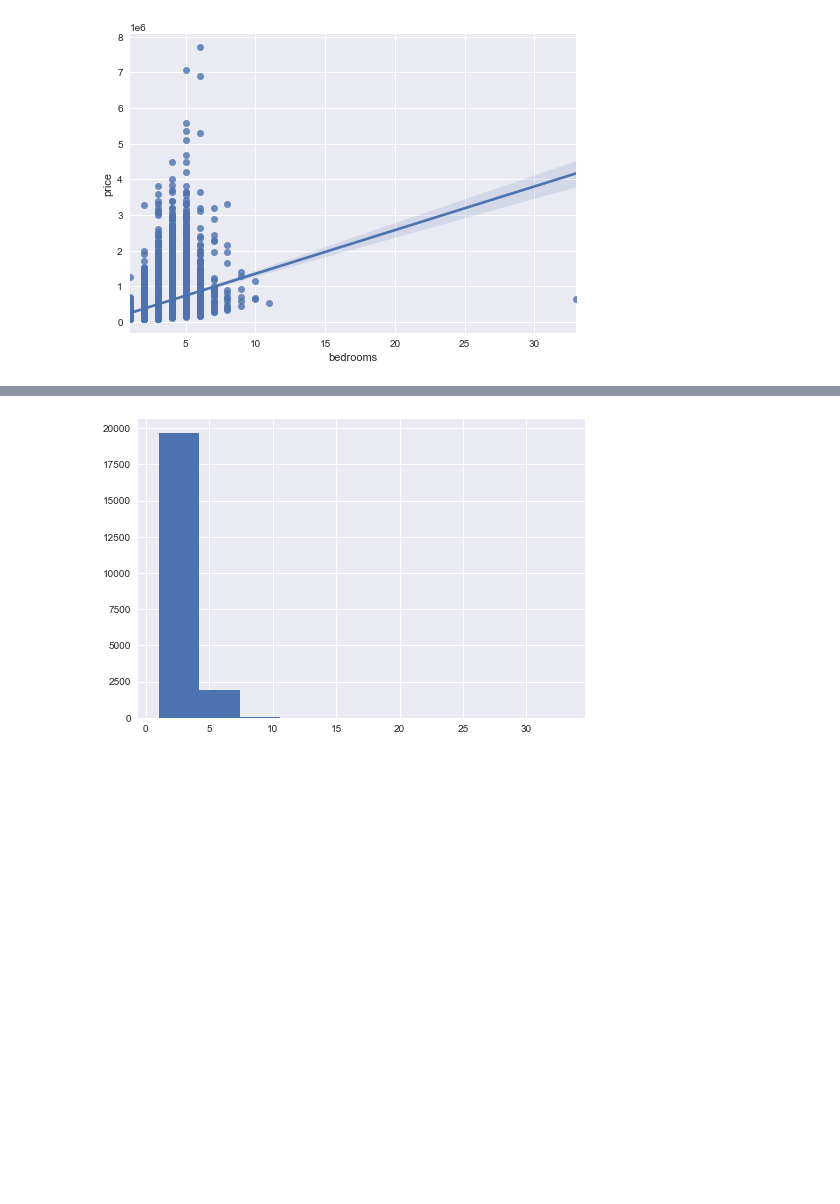
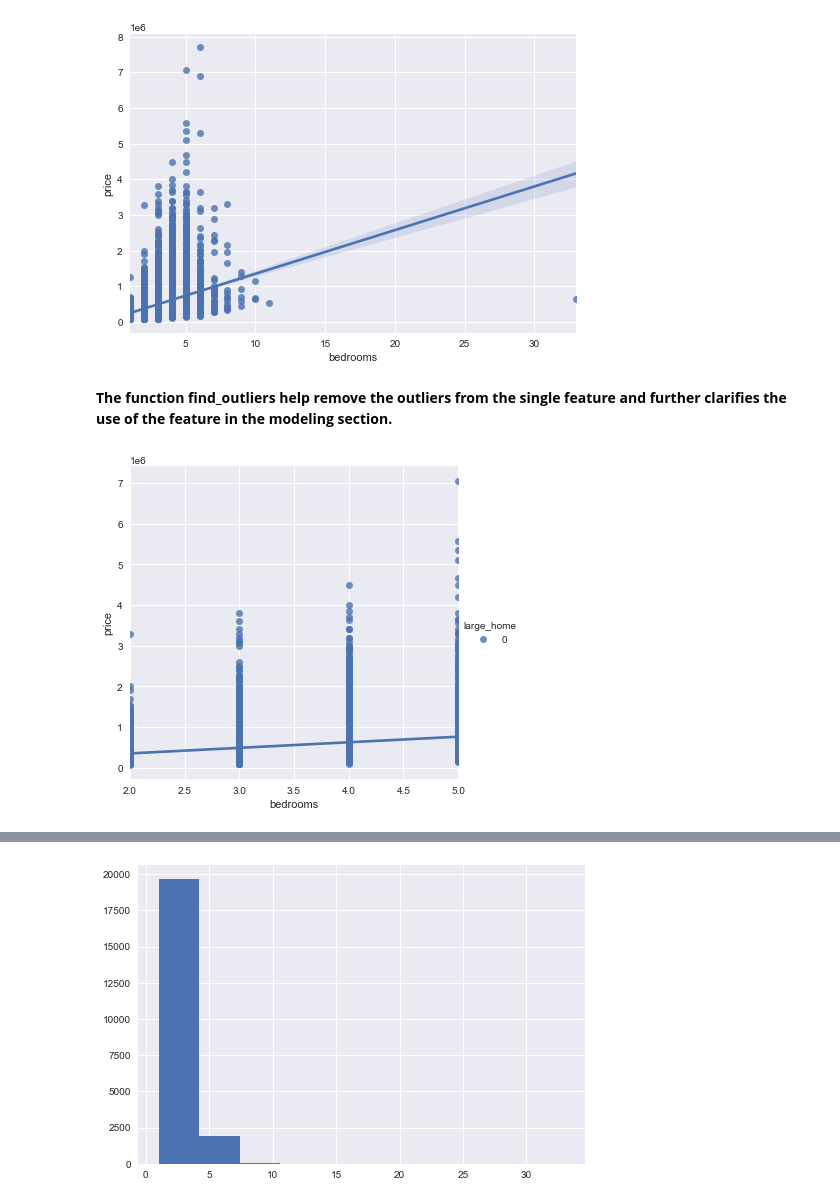
Before and after one commit to vinayakmodgil/dsc-phase-2-project, a Jupyter notebook: student.ipynb, the cells around one changed output, grey strips where cells are left out. Cells and saved outputs as stored; diff of their text form; code cells hidden in the pictures; blank space fills up the shorter version.

```diff
--- a/student.ipynb
+++ b/student.ipynb
@@ -260,6 +260,8 @@ reg("bedrooms", df)
 plt.show()
 # %% [output]
 [figure]
+# %% [markdown]
+**The function find_outliers help remove the outliers from the single feature and further clarifies the use of the feature in the modeling section.**
 # %%
 def find_outliers(data):
     """
@@ -275,6 +277,11 @@ def find_outliers(data):
     return idx_outliers
 
 outliers_bedrooms = find_outliers(df["bedrooms"])
+# %%
+sns.lmplot(x="bedrooms", y="price", hue="large_home", data=df[~outliers_bedrooms])
+plt.show()
+# %% [output]
+[figure, added]
 # %%
 sns.catplot(data=df[~outliers_bedrooms], x="bedrooms", y="price")
 plt.show()
```
Also changed, not shown: parts of 43 cells of this notebook, 3 other files.
